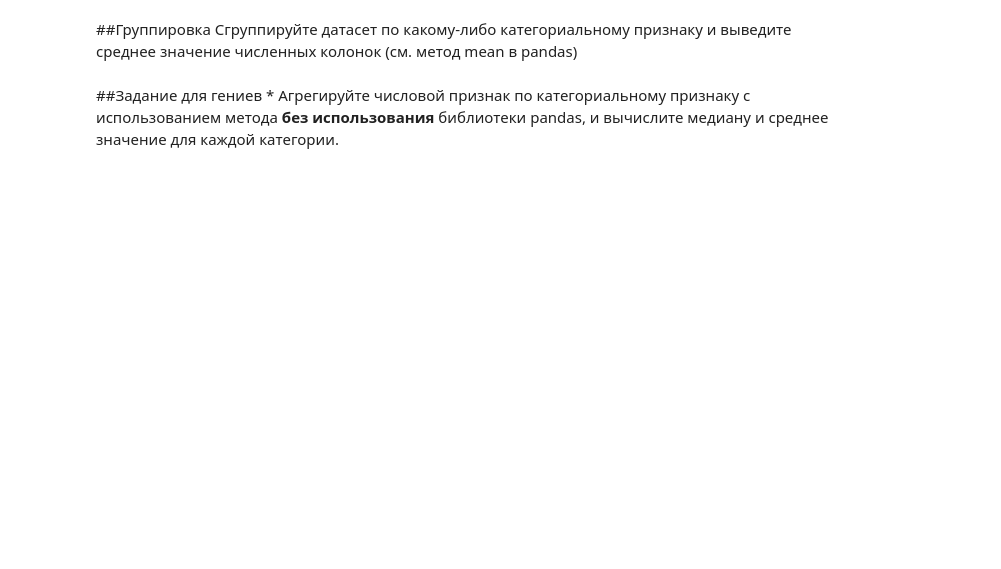
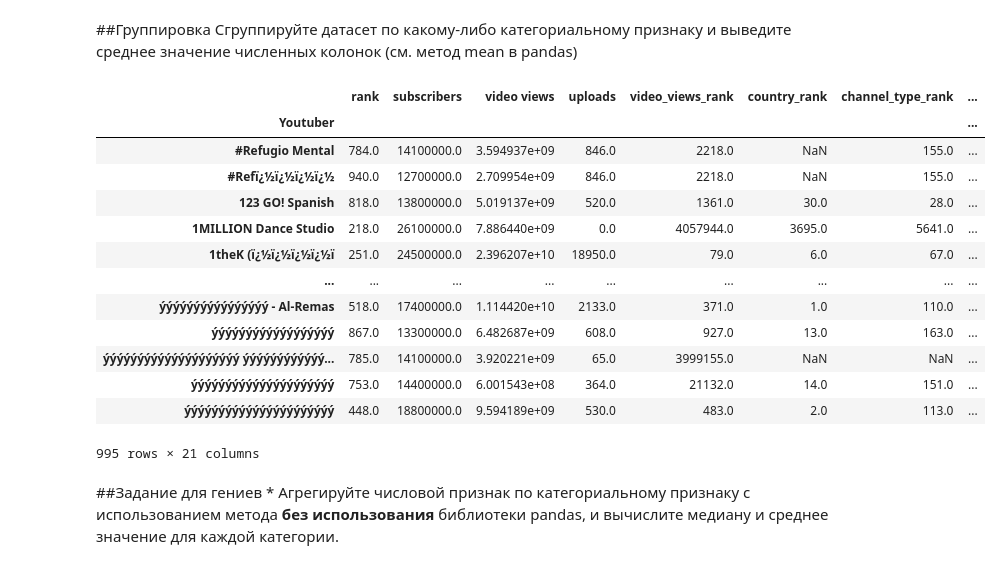
Before and after one commit to BKVOneLove/MachineLearning, a Jupyter notebook: lab1/Задание_1.ipynb, the cells around one changed output. Drawn from its saved outputs; the diff is of its cells as text; code cells hidden in the pictures; blank space fills up the shorter version.

```diff
--- a/lab1/Задание_1.ipynb
+++ b/lab1/Задание_1.ipynb
@@ -54,0 +111,32 @@ df
+# %%
+df['rank'] = df['rank'].astype("int64")
+df['Youtuber'] = df['Youtuber'].astype("category")
+df['subscribers'] = df['subscribers'].astype("int64")
+df['video views'] = df['video views'].astype("int64")
+df['category'] = df['category'].astype("category")
+df['Title'] = df['Title'].astype("category")
+df['uploads'] = df['uploads'].astype("int64")
+df['Country'] = df['Country'].astype("category")
+df['Abbreviation'] = df['Abbreviation'].astype("category")
+df['channel_type'] = df['channel_type'].astype("category")
+#df['video_views_rank'] = df['video_views_rank'].astype("int64")
+#df['country_rank'] = df['country_rank'].astype("int64")
+#df['channel_type_rank'] = df['channel_type_rank'].astype("int64")
+#df['video_views_for_the_last_30_days'] = df['video_views_for_the_last_30_days'].astype("int64")
+df['lowest_monthly_earnings'] = df['lowest_monthly_earnings'].astype("float64")
+df['highest_yearly_earnings'] = df['highest_yearly_earnings'].astype("float64")
+df['lowest_yearly_earnings'] = df['lowest_yearly_earnings'].astype("float64")
+df['highest_monthly_earnings'] = df['highest_monthly_earnings'].astype("float64")
+#df['subscribers_for_last_30_days'] = df['subscribers_for_last_30_days'].astype("int64")
+#df['created_year'] = df['created_year'].astype("int64")
+df['created_month'] = df['created_month'].astype("category")
+#df['created_date'] = df['created_date'].astype("int64")
+#df['Gross tertiary education enrollment (%)'] = df['Gross tertiary education enrollment (%)'].astype("int64")
+df['Population'] = df['Population'].astype("float64")
+df['Unemployment rate'] = df['Unemployment rate'].astype("float64")
+df['Urban_population'] = df['Urban_population'].astype("float64")
+df['Latitude'] = df['Latitude'].astype("float64")
+df['Longitude'] = df['Longitude'].astype("float64")
+
+
+df.info()
@@ -71,3 +199,20 @@ df
+# %%
+df.groupby(["Youtuber"]).mean()
+# %% [output]
+|  | rank | subscribers | video views | uploads | video_views_rank | country_rank | channel_type_rank | ... |
+| Youtuber |  |  |  |  |  |  |  | ... |
+| #Refugio Mental | 784.0 | 14100000.0 | 3.594937e+09 | 846.0 | 2218.0 | NaN | 155.0 | ... |
+| #Refï¿½ï¿½ï¿½ï¿½ | 940.0 | 12700000.0 | 2.709954e+09 | 846.0 | 2218.0 | NaN | 155.0 | ... |
+| 123 GO! Spanish | 818.0 | 13800000.0 | 5.019137e+09 | 520.0 | 1361.0 | 30.0 | 28.0 | ... |
+| 1MILLION Dance Studio | 218.0 | 26100000.0 | 7.886440e+09 | 0.0 | 4057944.0 | 3695.0 | 5641.0 | ... |
+| 1theK (ï¿½ï¿½ï¿½ï¿½ï | 251.0 | 24500000.0 | 2.396207e+10 | 18950.0 | 79.0 | 6.0 | 67.0 | ... |
+| ... | ... | ... | ... | ... | ... | ... | ... | ... |
+| ýýýýýýýýýýýýýýýý - Al-Remas | 518.0 | 17400000.0 | 1.114420e+10 | 2133.0 | 371.0 | 1.0 | 110.0 | ... |
+| ýýýýýýýýýýýýýýýýýý | 867.0 | 13300000.0 | 6.482687e+09 | 608.0 | 927.0 | 13.0 | 163.0 | ... |
+| ýýýýýýýýýýýýýýýýýýýý ýýýýýýýýýýýý... | 785.0 | 14100000.0 | 3.920221e+09 | 65.0 | 3999155.0 | NaN | NaN | ... |
+| ýýýýýýýýýýýýýýýýýýýýý | 753.0 | 14400000.0 | 6.001543e+08 | 364.0 | 21132.0 | 14.0 | 151.0 | ... |
+| ýýýýýýýýýýýýýýýýýýýýýý | 448.0 | 18800000.0 | 9.594189e+09 | 530.0 | 483.0 | 2.0 | 113.0 | ... |
+995 rows × 21 columns
 # %% [markdown]
 ##Задание для гениев *
 Агрегируйте числовой признак по категориальному признаку с использованием метода **без использования** библиотеки pandas, и вычислите медиану и среднее значение для каждой категории.
```
Also changed, not shown: parts of 26 cells of this notebook.
